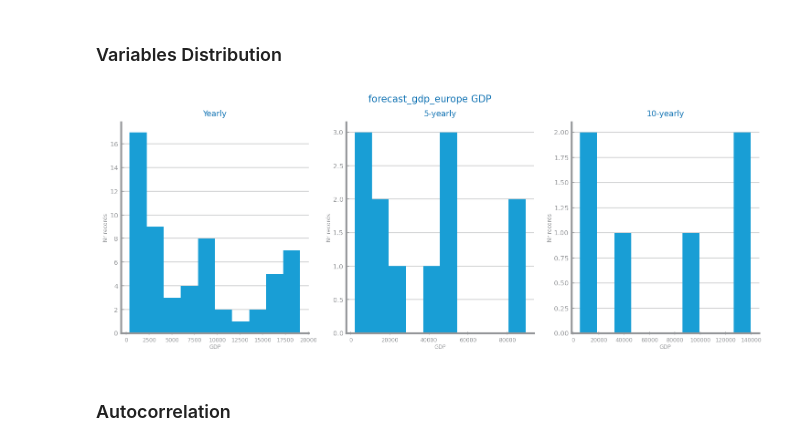
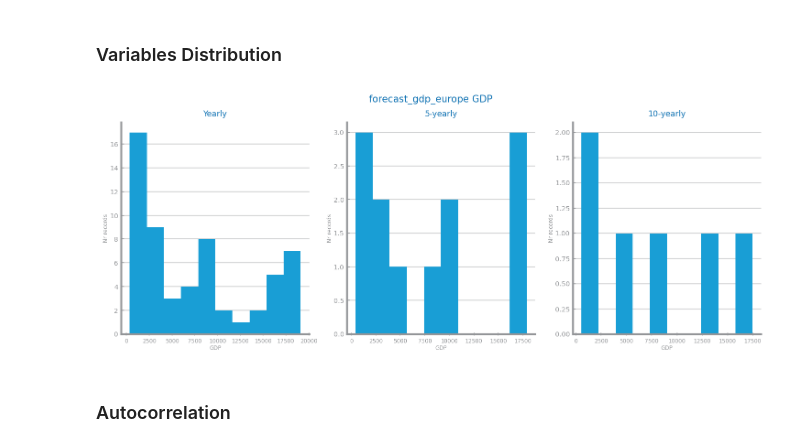
Before and after one commit to Moraisgit/data_science_project, a Jupyter notebook: src/set2_TS_data_profiling.ipynb, the cells around one changed output. Saved outputs shown, nothing was run; the diff lists cells and outputs as text; code cells hidden in the pictures.

```diff
--- a/src/set2_TS_data_profiling.ipynb
+++ b/src/set2_TS_data_profiling.ipynb
@@ -149,7 +152,7 @@ def ts_aggregation_by(
         year_index = df.index.year
         custom_period = (year_index // custom_years) * custom_years
         df.index = pd.to_datetime(custom_period, format="%Y")
-        df.index.name = f"{custom_years}_year_period"
+        # df.index.name = f"{custom_years}_year_period"
     else:
         # Default time granularity
         index: Index[Period] = df.index.to_period(gran_level)
@@ -160,7 +163,7 @@ def ts_aggregation_by(
 
     return df
 
-ss_second_years: Series = ts_aggregation_by(series, custom_years=SECOND)
+ss_second_years: Series = ts_aggregation_by(series, custom_years=SECOND, agg_func="mean")
 
 figure()
 plot_line_chart(
@@ -213,13 +216,13 @@ fig, axs = subplots(len(grans), 1, figsize=(4, 3 * len(grans)))  # Adjusted figs
 fig.suptitle(f"{file_tag} {target} aggregation study")
 
 for i, gran in enumerate(grans):
-    ss: Series = ts_aggregation_by(series, custom_years=gran)
+    ss: Series = ts_aggregation_by(series, custom_years=gran, agg_func="mean")
 
     plot_line_chart(
         ss.index.to_list(),
         ss.to_list(),
         ax=axs[i],
-        xlabel=f"{gran}-Year Period",
+        xlabel="Year",
         ylabel=target,
         title=f"granularity={gran}-Year",
     )
@@ -327,27 +329,27 @@ show()
 # %%
 # ss_3_years: Series = ts_aggregation_by(series, custom_years=3, agg_func=sum)
 # ss_5_years: Series = ts_aggregation_by(series, custom_years=5, agg_func=sum)
 # ss_10_years: Series = ts_aggregation_by(series, custom_years=10, agg_func=sum)
 
 # grans: list[Series] = [series, ss_3_years, ss_5_years, ss_10_years]
-ss_years: Series = ts_aggregation_by(series, agg_func=sum)
-ss_second_years: Series = ts_aggregation_by(series, custom_years=SECOND, agg_func=sum)
-ss_third_years: Series = ts_aggregation_by(series, custom_years=THIRD, agg_func=sum)
+ss_years: Series = ts_aggregation_by(series, agg_func="mean")
+ss_second_years: Series = ts_aggregation_by(series, custom_years=SECOND, agg_func="mean")
+ss_third_years: Series = ts_aggregation_by(series, custom_years=THIRD, agg_func="mean")
 
 grans: list[Series] = [series, ss_second_years, ss_third_years]
 gran_names: list[str] = ["Yearly", f"{SECOND}-yearly", f"{THIRD}-yearly"]
 fig: Figure
 axs: array
 fig, axs = subplots(1, len(grans), figsize=(len(grans) * HEIGHT, HEIGHT))
 fig.suptitle(f"{file_tag} {target}")
 for i in range(len(grans)):
     set_chart_labels(axs[i], title=f"{gran_names[i]}", xlabel=target, ylabel="Nr records")
     axs[i].hist(grans[i].values)
 
 savefig(f"{path_to_directory}/images/Set 2 - Distribution: histograms.png", bbox_inches='tight')
 show()
 # %% [output]
-[figure, old version]
+[figure, new version]
 # %% [markdown]
 ### Autocorrelation
 # %%
```
Also changed, not shown: parts of 5 cells of this notebook, 1 other file.
